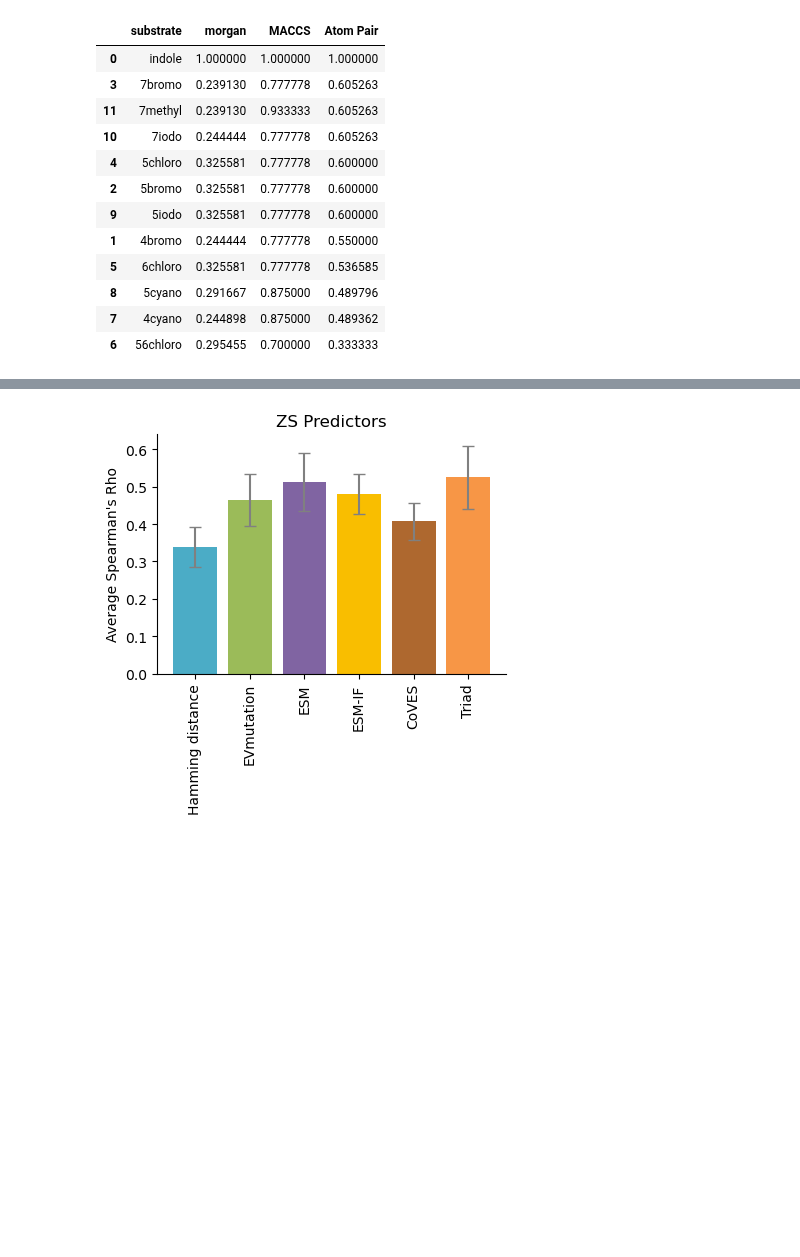
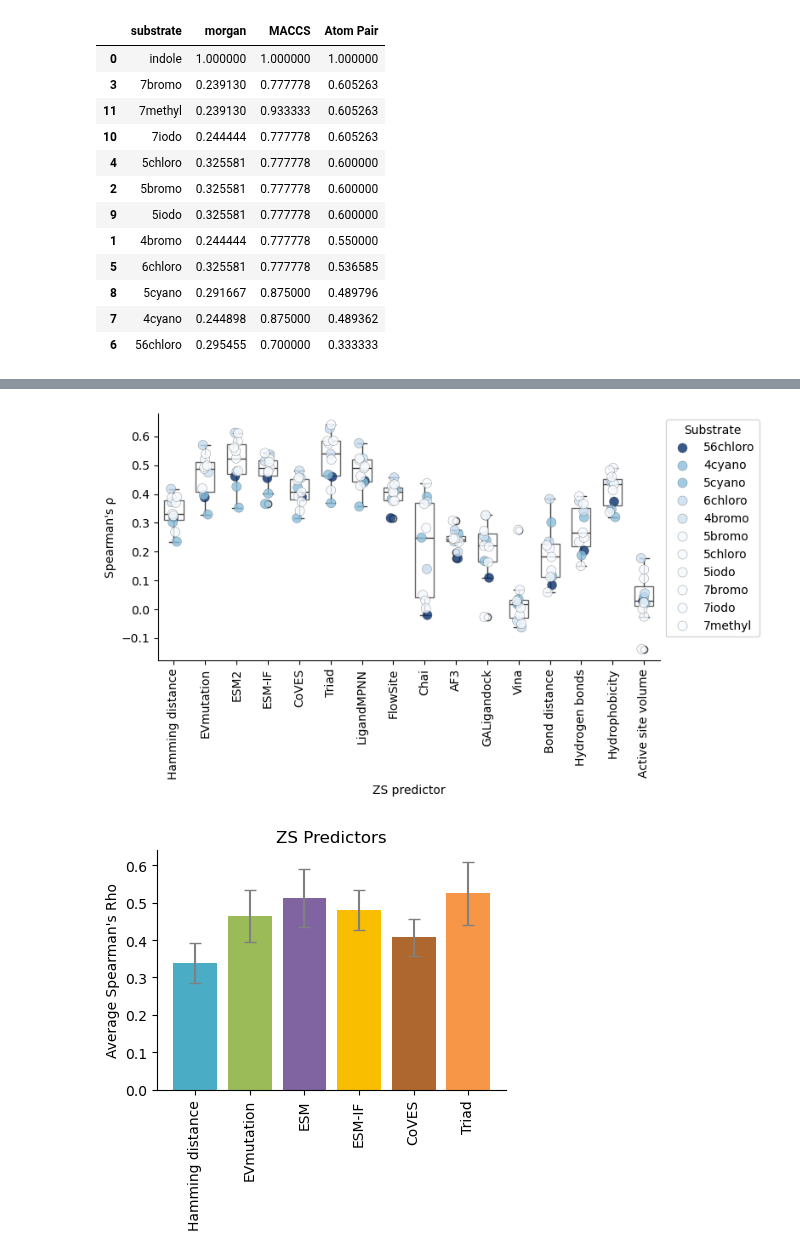
Before and after one commit to fhalab/substrate_aware_zs, a Jupyter notebook: sandbox/sub_vis.ipynb, the cells around one changed output, grey strips where cells are left out. Cells and saved outputs as stored; diff of their text form; code cells hidden in the pictures; blank space fills up the shorter version.

Commit message:
tempo plots

```diff
--- a/sandbox/sub_vis.ipynb
+++ b/sandbox/sub_vis.ipynb
@@ -245,0 +403,19 @@ from REVIVAL.vis_param import FZL_PALETTES
+# %%
+# Convert the 'substrate' column to a Categorical type with the custom order
+# trpb_df['substrate'] = pd.Categorical(trpb_df['substrate'], categories=atom_pair_vals.keys(), ordered=True)
+
+# # Sort the DataFrame based on the 'substrate' column
+# trpb_df = trpb_df.sort_values('substrate')
+
+
+
+#  Melt the dataframe to long format for seaborn boxplot and stripplot
+trpbdf_melted = pd.melt(
+    trpb_df.rename(columns=trpb_col_dict)[col_order + ["substrate"]].drop(columns=["Library"]),
+    id_vars="substrate",
+    var_name="ZS predictor",
+    value_name="Spearman's ρ with fitness",
+)
+# trpbdf_melted["ZS predictor"] = pd.Categorical(trpbdf_melted['ZS predictor'], categories=col_order, ordered=True)
+# trpbdf_melted = trpbdf_melted.sort_values(['substrate','ZS predictor'])
+trpbdf_melted
@@ -247,0 +562,75 @@ from REVIVAL.vis_param import FZL_PALETTES
+# %%
+import pandas as pd
+import seaborn as sns
+import matplotlib.pyplot as plt
+from matplotlib.colors import Normalize
+from matplotlib.cm import get_cmap
+from REVIVAL.vis_param import FZL_PALETTES
+
+
+heatmap_values = atom_pair_vals
+trpbdf_melted["atom_pair"] = trpbdf_melted["substrate"].map(heatmap_values)
+
+# Normalize heatmap values for colormap
+norm = Normalize(vmin=min(heatmap_values.values()), vmax=max(heatmap_values.values()))
+cmap = get_cmap("Blues_r")
+
+# Map substrates to colors
+substrate_colors = {
+    substrate: cmap(norm(value)) for substrate, value in heatmap_values.items()
+}
+
+
+# Create the boxplot and stripplot
+plt.figure(figsize=(8, 4.8))
+ax = sns.boxplot(
+    x="ZS predictor",
+    y="Spearman's ρ with fitness",
+    data=trpbdf_melted,
+    boxprops={
+        "facecolor": "None",
+        "edgecolor": FZL_PALETTES["gray"],
+    },
+    width=0.6
+)
+sns.stripplot(
+    x="ZS predictor",
+    y="Spearman's ρ with fitness",
+    hue="substrate",
+    data=trpbdf_melted,
+    palette=substrate_colors,  # glasbey_category10[:11],
+    jitter=True,
+    # dodge=True,
+    size=8,
+    marker="o",
+    edgecolor="gray",
+    linewidth=0.2,
+    alpha=0.8,
+    ax=ax,
+    hue_order=heatmap_values.keys(),
+)
+
+# Hide the top and right spine
+ax.spines["top"].set_visible(False)
+ax.spines["right"].set_visible(False)
+
+# rotate x-axis labels
+plt.xticks(rotation=90)
+
+# Adjust legend
+plt.legend(bbox_to_anchor=(1, 1), loc="upper left", title="Substrate")
+
+# Adjust the legend order explicitly (use the custom order if necessary)
+# handles, labels = ax.get_legend_handles_labels()
+# sorted_handles_labels = sorted(zip(labels, handles), key=lambda x: list(heatmap_values.keys()).index(x[0]))
+# sorted_labels, sorted_handles = zip(*sorted_handles_labels)
+# ax.legend(sorted_handles, sorted_labels, title="Substrate")
+# rename the y-axis
+plt.ylabel("Spearman's ρ")
+
+plt.savefig("figs/trpb.svg", format="svg", dpi=300, bbox_inches="tight")
+# Show the plot
+plt.tight_layout()
+plt.show()
+# %% [output]
+[figure, added]
```
Also changed, not shown: parts of 27 cells of this notebook, 26 other files.
